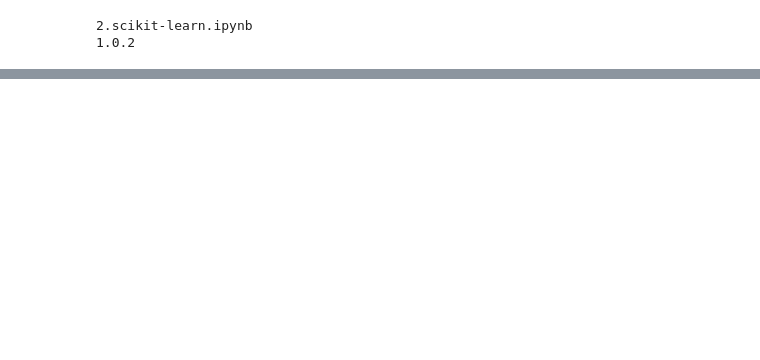
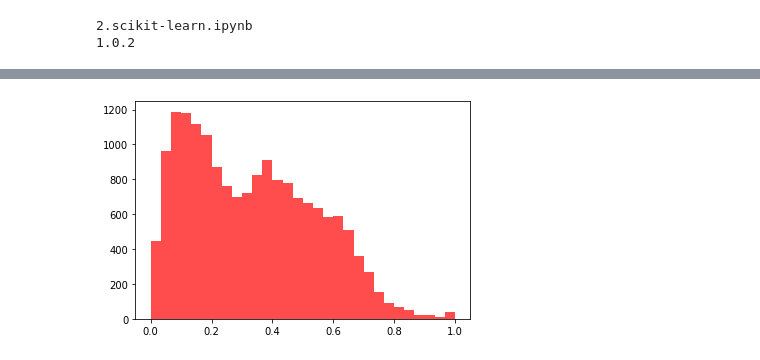
Before and after one commit to jerry-ryu/ML_beginning, a Jupyter notebook: 2.scikit-learn.ipynb, the cells around one changed output, grey strips where cells are left out. Cells and saved outputs as stored; diff of their text form; code cells hidden in the pictures; blank space fills up the shorter version.

```diff
--- a/2.scikit-learn.ipynb
+++ b/2.scikit-learn.ipynb
@@ -54,0 +560,10 @@ print(sklearn.__version__)
+# %%
+# MinAbsScaler()
+## 모든 데이터들의 절댓값이 0~1 사이의 데이터값을 갖도록 변환, MinMaxScaler보다 데이터가 더 넓게 분포
+from sklearn.preprocessing import MaxAbsScaler
+std = MaxAbsScaler()
+cancer_scaled_MA = std.fit_transform(cancer)
+plt.hist(cancer_scaled_MA.reshape(-1,1), color = 'red',bins = 30, alpha = 0.7)
+plt.show()
+# %% [output]
+[figure, added]
```
Also changed, not shown: parts of 49 cells of this notebook, 2 other files.
